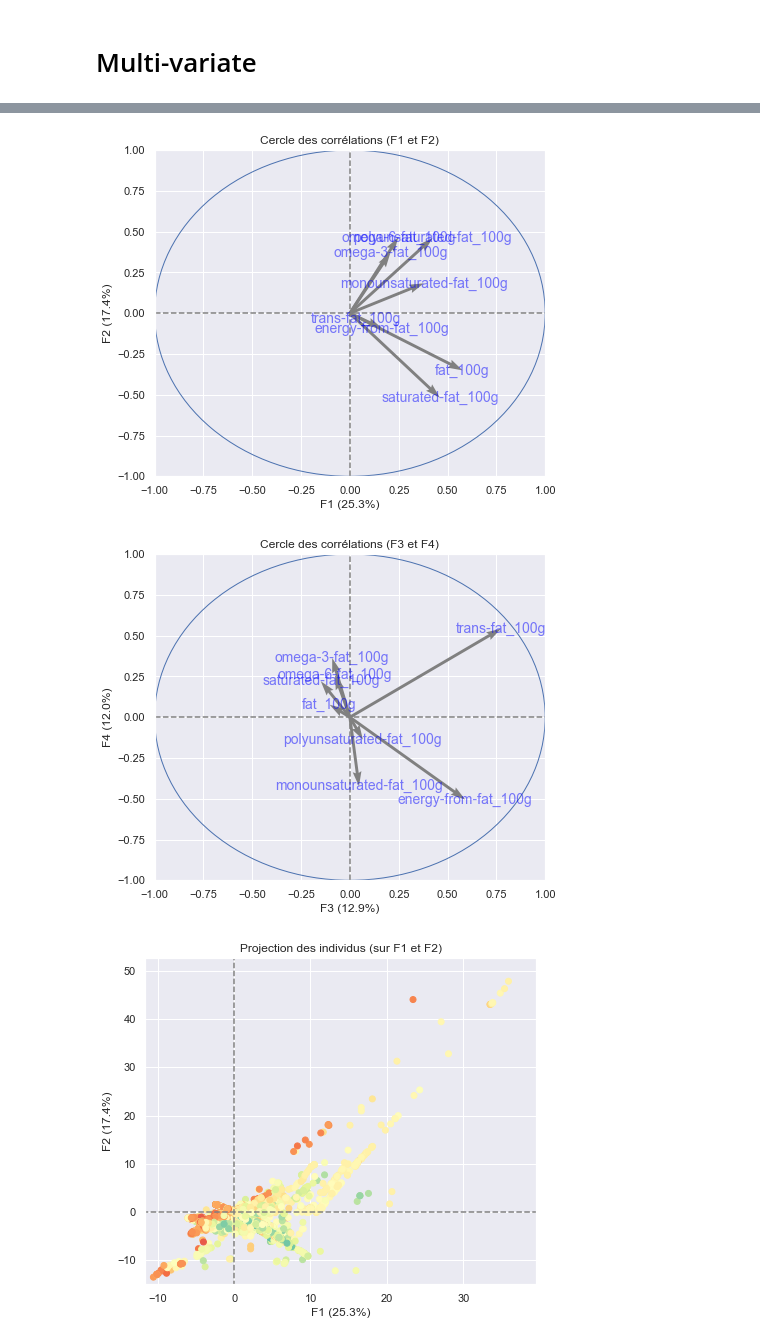
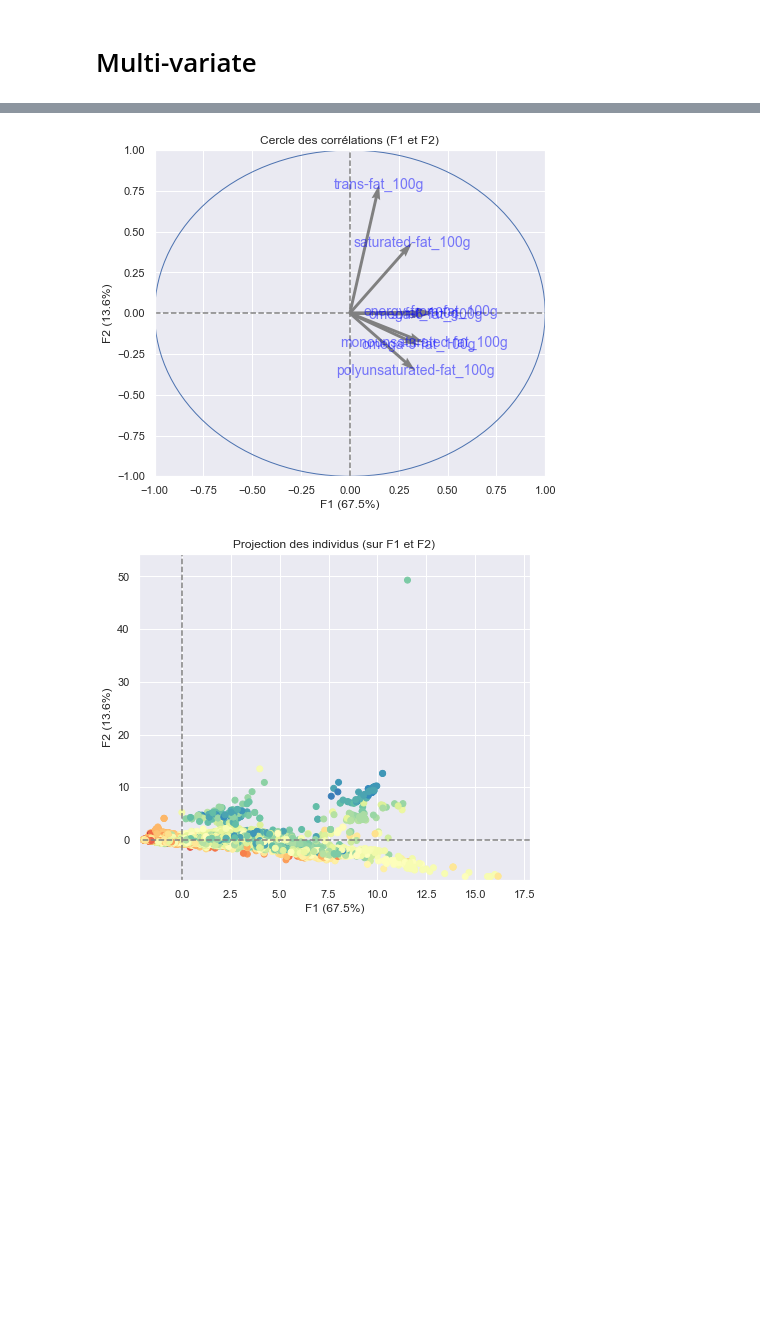
Before and after one commit to DrHadiNono/Notebooks-OC, a Jupyter notebook: Projets/P3/p3_pandas.ipynb, the cells around one changed output, grey strips where cells are left out. Saved outputs shown, nothing was run; the diff lists cells and outputs as text; code cells hidden in the pictures; blank space fills up the shorter version.

```diff
--- a/Projets/P3/p3_pandas.ipynb
+++ b/Projets/P3/p3_pandas.ipynb
@@ -208,23 +279,0 @@ Voici un sous-échantillon aléatoire :
-# %%
-# To use the experimental IterativeImputer, we need to explicitly ask for it:
-from sklearn.experimental import enable_iterative_imputer  # noqa
-from sklearn.impute import SimpleImputer, KNNImputer, IterativeImputer
-
-cols = colsOfType(df, ['float64','float32'])
-
-# Random Sampling
-data = df[cols]
-data_size = len(data)
-sample_size = int(data_size*0.03)
-print('Original data size:', data_size, 'Sample data size:', sample_size)
-
-sample = np.random.randint(data_size, size=sample_size)
-sampled_data = data.iloc[sample]
-
-scaler = MinMaxScaler()
-X = pd.DataFrame(scaler.fit_transform(sampled_data), columns = sampled_data.columns)
-
-iter_imputer = IterativeImputer(random_state=0)
-iter_imputer_transfom = iter_imputer.fit_transform(X)
-
-X = pd.DataFrame(knn_imputer_transfom, columns = X.columns)
@@ -265,10 +279,0 @@ df = df[df[working_category].notnull()]
-# %%
-df[working_category] = df[working_category].map(lambda categorie : str(categorie).split(':')[-1].lower().replace('é','e') if categorie!=np.nan and 'fr:' in categorie else '')
-allCategories = df[working_category].unique()
-allCategories =  [categorie for categorie in allCategories if categorie[:-1] not in allCategories and categorie[:-2] not in allCategories and categorie[:-3] not in allCategories]
-allCategories = sorted(list(set(allCategories)))
-
-for i in range (3,0,-1):
-    df[working_category] = df[working_category].map(lambda categorie : categorie if categorie[:-i] not in allCategories else categorie[:-i])
-
-print(allCategories[100:200])
@@ -297,3 +285,0 @@ correlation_matrix(df, 0.9)
-# %%
-X = working_category #qualitative
-ANOVA(df[df[X].isin(df[X].unique().tolist()[:20])], X, ['nutrition-score-fr_100g', 'carbon-footprint_100g'])
@@ -326,3 +294,6 @@ print(df['countries_fr'].sort_values().unique().tolist()[:100])
 # %%
-X = 'countries_fr' #qualitative
-ANOVA(df[df[X].isin(df[X].unique().tolist()[:20])], X, ['nutrition-score-fr_100g', 'carbon-footprint_100g'])
+# print(df['countries_fr'].sort_values().unique().tolist()[:100])
+
+# Q = 'countries_fr' #qualitative
+# sub_Q = df[Q].unique().tolist()[:20]
+# ANOVA(df[df[Q].isin(sub_Q)], Q, ['nutrition-score-fr_100g', 'carbon-footprint_100g'])
@@ -351,6 +316,6 @@ print(cols[:100])
 cols = [col for col in df.columns.tolist() if 'fat' in col]
 print(len(cols),cols[:100])
 
-PCA(df, cols, annotation='nutrition-score-fr_100g')
+pcs = PCA(X, cols, 2, annotation='nutrition-score-fr_100g')
 # %% [output]
 8 ['energy-from-fat_100g', 'fat_100g', 'saturated-fat_100g', 'monounsaturated-fat_100g', 'polyunsaturated-fat_100g', 'omega-3-fat_100g', 'omega-6-fat_100g', 'trans-fat_100g']
@@ -358,3 +323,2 @@ PCA(df, cols, annotation='nutrition-score-fr_100g')
-[figure, old version]
+[figure, new version]
-[figure, old version]
+[figure, new version]
-[figure, removed]
```
Also changed, not shown: parts of 78 cells of this notebook, 1 other file.
